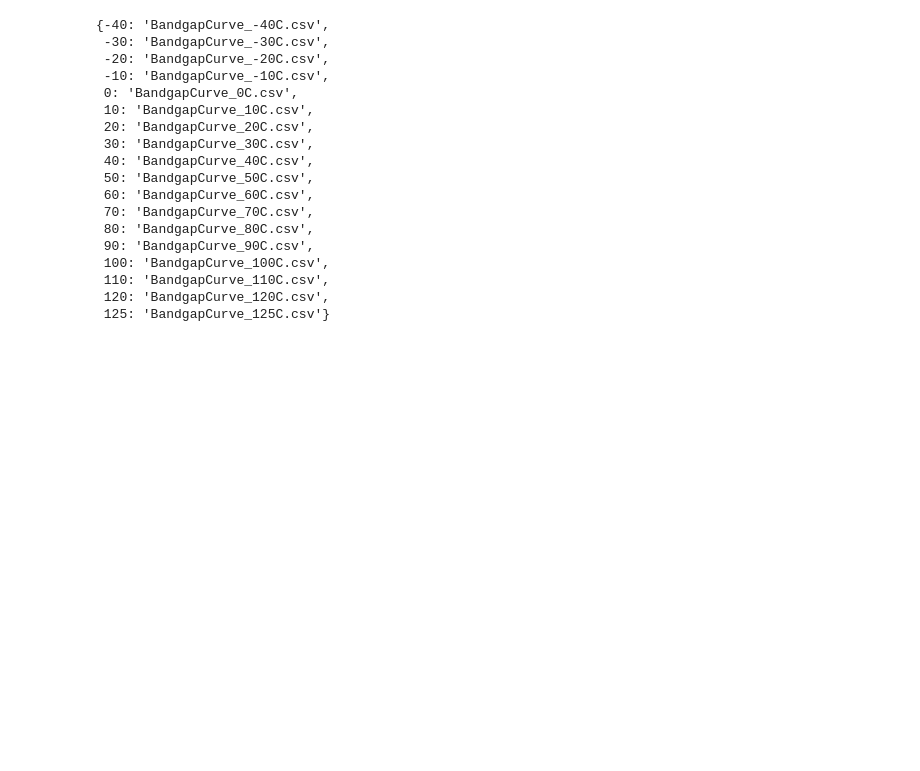
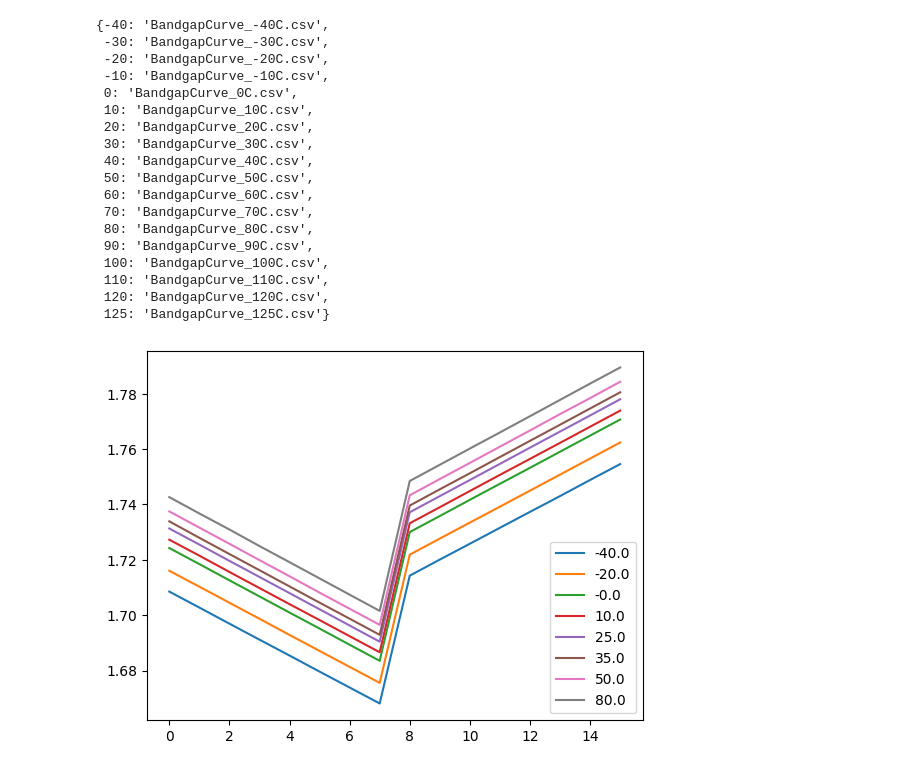
Before and after one commit to HarishKumarSedu/IVM6311_Validation, a Jupyter notebook: research.ipynb, the cells around one changed output. Drawn from its saved outputs; the diff is of its cells as text; code cells hidden in the pictures; blank space fills up the shorter version.

Commit message:
char data added

```diff
--- a/research.ipynb
+++ b/research.ipynb
@@ -56,3 +56,19 @@ import json
 
 with open('trimvalues/chip_data.json', 'r') as file:
     trimData = json.load(file)
+# %%
+import json
+import pandas as pd
+with open('measurements/Char/FRO/bandgap.json', 'r') as file :
+    data=json.load(file)
+    bandgap_Voltages=[bandgap.get('bandgap') for bandgap in data.values()]
+    data = pd.DataFrame(data=bandgap_Voltages, index=data.keys())
+    data=data.transpose()
+    data.to_csv('measurements/Char/FRO/bandgap.csv')
+# %%
+import matplotlib.pyplot as plt
+plt.plot(data)
+plt.legend(data.columns.to_list())
+plt.show()
+# %% [output]
+[figure, added]
```
Also changed, not shown: parts of 2 cells of this notebook, 15 other files.
